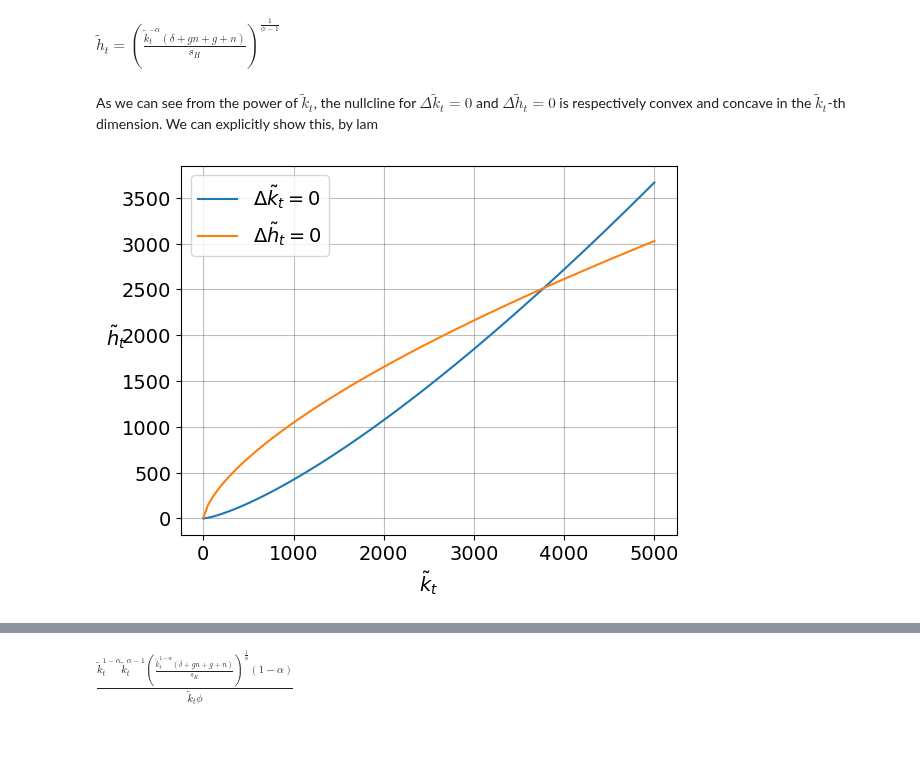
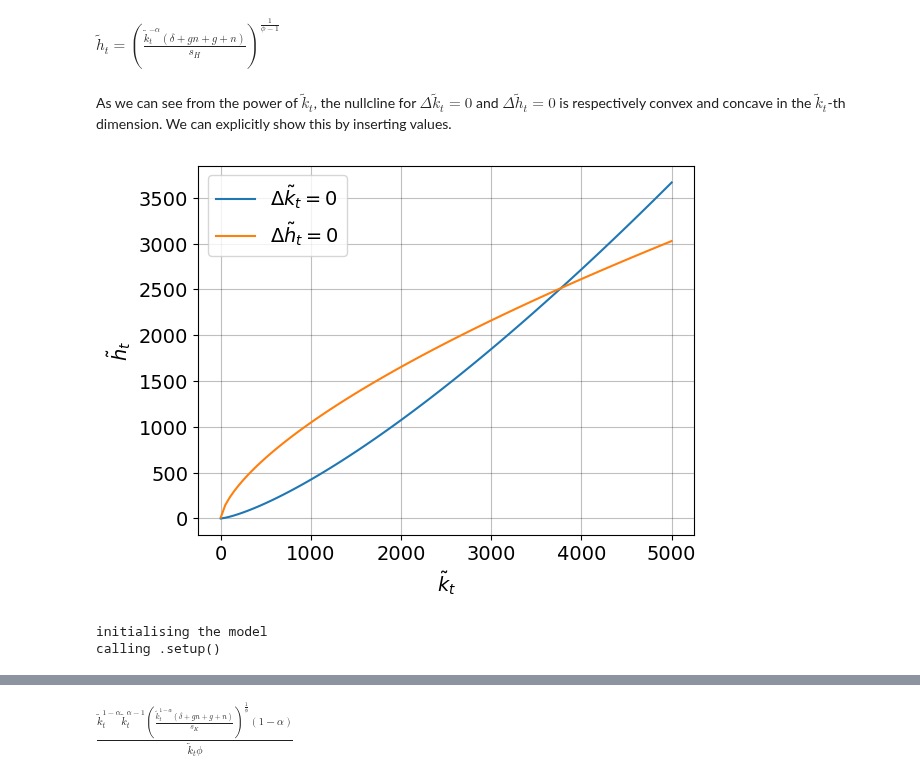
Before and after one commit to NumEconCopenhagen/projects-2023-scb, a Jupyter notebook: modelproject/analytical_solution.ipynb, the cells around one changed output, grey strips where cells are left out. Saved outputs shown, nothing was run; the diff lists cells and outputs as text; code cells hidden in the pictures; blank space fills up the shorter version.

```diff
--- a/modelproject/analytical_solution.ipynb
+++ b/modelproject/analytical_solution.ipynb
@@ -73,7 +73,7 @@ $\displaystyle \tilde{h}_{t} = \left(\frac{\tilde{k}_{t}^{1 - \alpha} \left(\del
 no change in h tilde:
 $\displaystyle \tilde{h}_{t} = \left(\frac{\tilde{k}_{t}^{- \alpha} \left(\delta + g n + g + n\right)}{s_{H}}\right)^{\frac{1}{\phi - 1}}$
 # %% [markdown]
-As we can see from the power of $\tilde{k}_t$, the nullcline for $\Delta \tilde{k}_t = 0$ and $\Delta \tilde{h}_t = 0$ is respectively convex and concave in the $\tilde{k}_t$-th dimension. We can explicitly show this, by lam
+As we can see from the power of $\tilde{k}_t$, the nullcline for $\Delta \tilde{k}_t = 0$ and $\Delta \tilde{h}_t = 0$ is respectively convex and concave in the $\tilde{k}_t$-th dimension. We can explicitly show this by inserting values.
 # %%
 # a. lambdify nullclines
 null_k_func = sm.lambdify([k_tilde, alpha, delta, g, n, phi, sK], no_change_k)
@@ -97,13 +97,13 @@ null_h_val = null_h_func(k_tilde_vec,alpha_val,delta_val,g_val, n_val, phi_val,
 # %%
 # c. plot results
 fig = plt.figure()
 ax = fig.add_subplot(1,1,1)
 
 ax.plot(k_tilde_vec, null_k_val, label = r'$ \Delta \tilde{k}_t = 0$')
 ax.plot(k_tilde_vec, null_h_val, label = r'$ \Delta \tilde{h}_t = 0$');
 ax.set_xlabel(r'$\tilde{k}_t$',)
-ax.set_ylabel(r'$\tilde{h}_t$', rotation = 0)
+ax.set_ylabel(r'$\tilde{h}_t$',)
 
 ax.legend(loc='upper left');
 # %% [output]
-[figure, old version]
+[figure, new version]
@@ -109,0 +124,32 @@ ax.legend(loc='upper left');
+# %%
+felix = Solow()
+par = felix.par
+
+par.A_init = 2
+par.K_init = 8
+par.H_init = 6
+par.L_init = 2
+par.Y_init = 2
+
+# a. lambdify nullclines
+null_k_func = sm.lambdify([k_tilde, alpha, delta, g, n, phi, sK], no_change_k)
+null_h_func = sm.lambdify([k_tilde, alpha, delta, g, n, phi, sH], no_change_h)
+
+# b. generate values
+# i. define values
+k_tilde_vec = np.linspace(0,3,100)
+
+alpha_val = par.alpha
+delta_val = par.delta
+g_val = par.g
+n_val = par.n
+phi_val = par.phi
+sK_val = 0.12
+sH_val = 0.07
+
+# ii. insert in lamdified nullclines
+null_k_val = null_k_func(k_tilde_vec,alpha_val,delta_val,g_val, n_val, phi_val, sK_val)
+null_h_val = null_h_func(k_tilde_vec,alpha_val,delta_val,g_val, n_val, phi_val, sH_val)
+# %% [output]
+initialising the model
+calling .setup()
```
Also changed, not shown: parts of 6 cells of this notebook, 1 other file.
